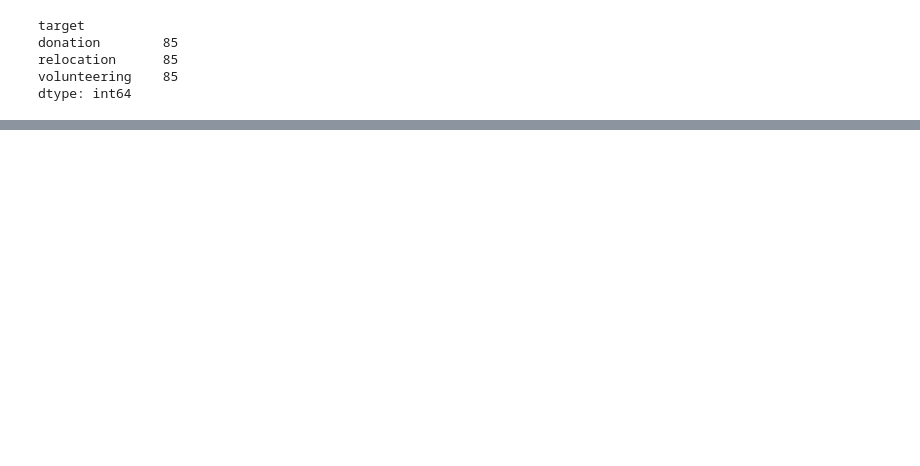
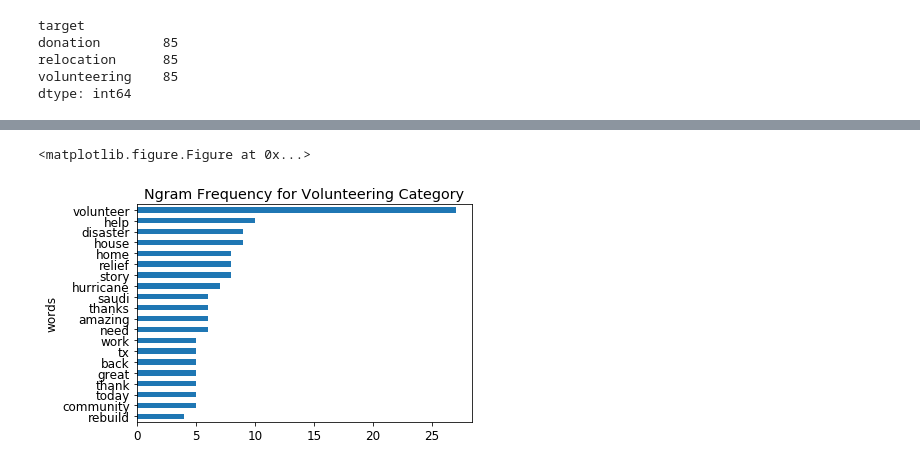
Before and after one commit to nescobar/smm2018, a Jupyter notebook: code/smm_twitter_analysis.ipynb, the cells around one changed output, grey strips where cells are left out. Saved outputs shown, nothing was run; the diff lists cells and outputs as text; code cells hidden in the pictures; blank space fills up the shorter version.

```diff
--- a/code/smm_twitter_analysis.ipynb
+++ b/code/smm_twitter_analysis.ipynb
@@ -394,0 +421,12 @@ plt.show()
+# %%
+plt.figure(figsize=(50,10))
+plt.rcParams.update({'font.size': 12})
+
+
+top_words_volunteering_df.sort_values(['frequencies'], ascending=True, inplace=True)
+top_words_volunteering_df.plot('words','frequencies', kind='barh', title='Ngram Frequency for Volunteering Category', legend=False)
+
+plt.show()
+# %% [output]
+<matplotlib.figure.Figure at 0x...>
+[figure, added]
```
Also changed, not shown: parts of 12 cells of this notebook.
